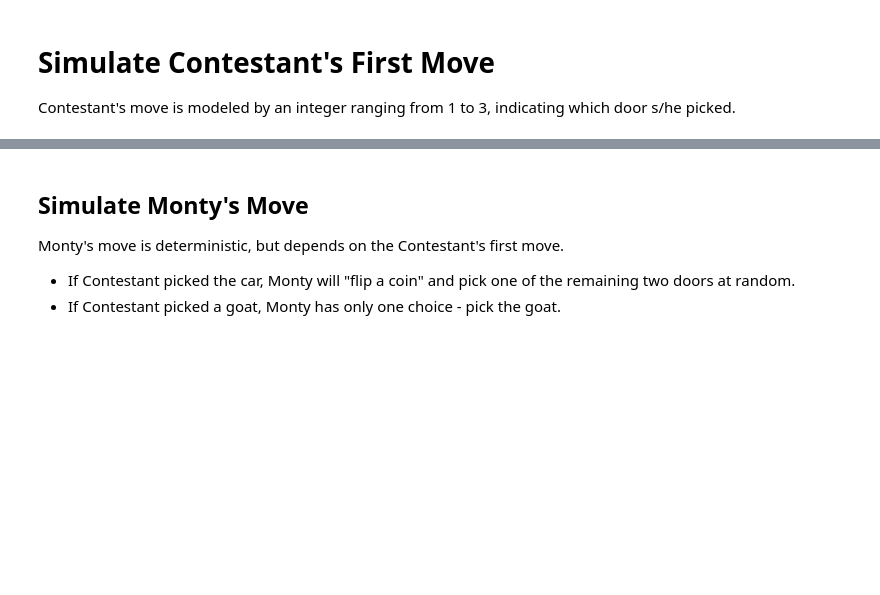
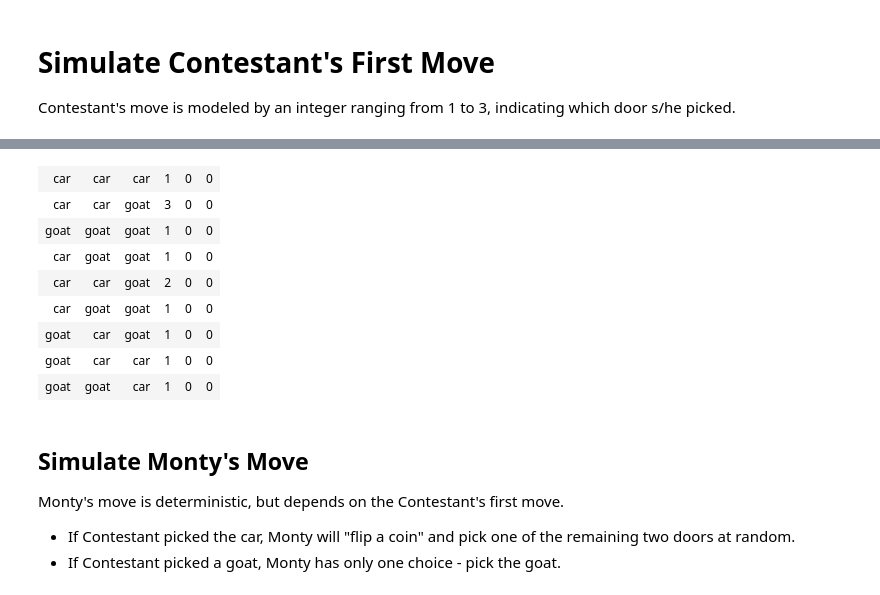
Before and after one commit to JingruWu10/UW_DataScience, a Jupyter notebook: Q2/HW03/HW03_Salemann_DRAFT.ipynb, the cells around one changed output, grey strips where cells are left out. Cells and saved outputs as stored; diff of their text form; code cells hidden in the pictures; blank space fills up the shorter version.

```diff
--- a/Q2/HW03/HW03_Salemann_DRAFT.ipynb
+++ b/Q2/HW03/HW03_Salemann_DRAFT.ipynb
@@ -92,3 +169,30 @@ table(sim.move1(9))
+# %%
+sim.move1a = function(n){
+  doors = sim.doors(n)      # Get the doors and prizes
+  move1 = runif(n)
+  for (game in 1:n){
+      if (move1[game] <= 1/3){
+          doors[game, 4] = 1
+      } else if(move1[game] <= 2/3) {
+          doors[game, 4] = 2
+      } else{
+          doors[game, 4] = 3
+      }
+  }
+  doors
+}
+
+sim.move1a(9)
+# %% [output]
+| car | car | car | 1 | 0 | 0 |
+| car | car | goat | 3 | 0 | 0 |
+| goat | goat | goat | 1 | 0 | 0 |
+| car | goat | goat | 1 | 0 | 0 |
+| car | car | goat | 2 | 0 | 0 |
+| car | goat | goat | 1 | 0 | 0 |
+| goat | car | goat | 1 | 0 | 0 |
+| goat | car | car | 1 | 0 | 0 |
+| goat | goat | car | 1 | 0 | 0 |
 # %% [markdown]
 ## Simulate Monty's Move
 Monty's move is deterministic, but depends on the Contestant's first move.
```
Also changed, not shown: parts of 16 cells of this notebook.
